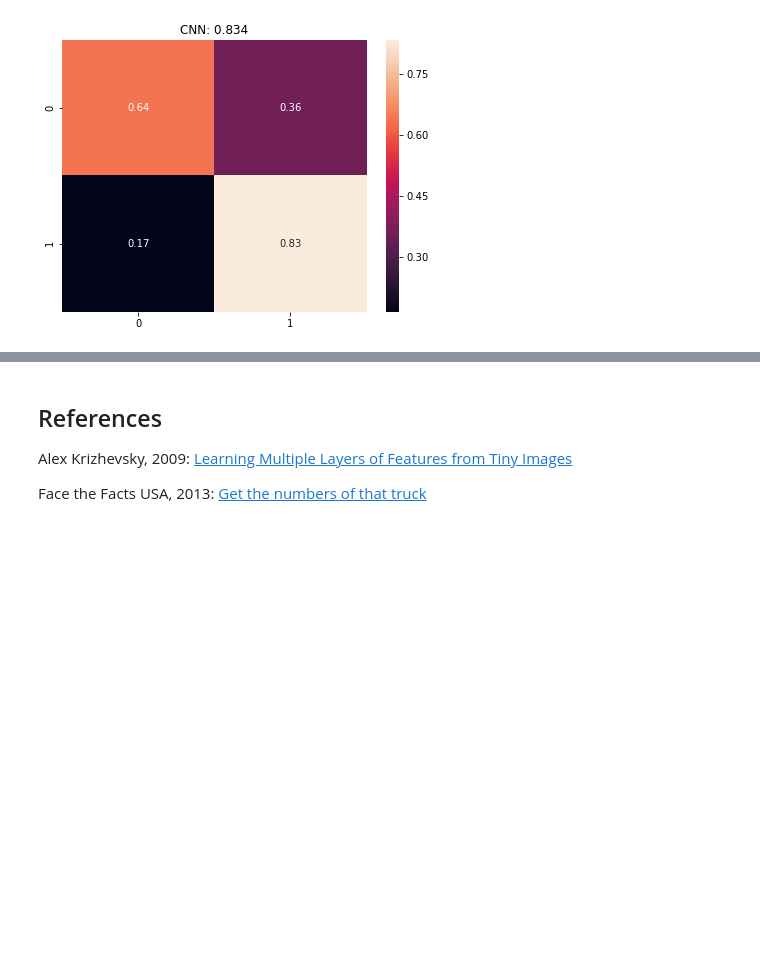
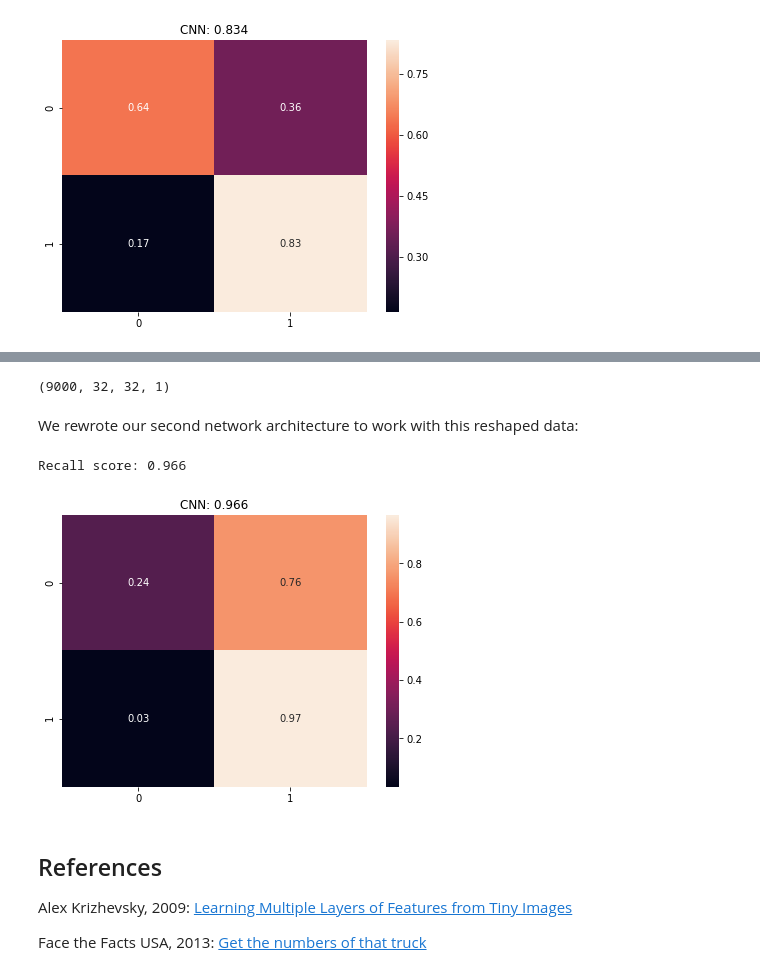
Before and after one commit to jakecarlson1/machine-learning-labs, a Jupyter notebook: Lab7/Lab 7 - Convolutional Neural Networks.ipynb, the cells around one changed output, grey strips where cells are left out. Cells and saved outputs as stored; diff of their text form; code cells hidden in the pictures; blank space fills up the shorter version.

```diff
--- a/Lab7/Lab 7 - Convolutional Neural Networks.ipynb
+++ b/Lab7/Lab 7 - Convolutional Neural Networks.ipynb
@@ -548,3 +598,49 @@ compare_mlp_cnn(cnn2, None, X_test, y_test)
+# %%
+X_train.shape
+# %% [output]
+(9000, 32, 32, 1)
+# %% [markdown]
+We rewrote our second network architecture to work with this reshaped data:
+# %%
+class_weight = {
+    1: 4,
+    0: 1
+}
+
+cnn2 = Sequential()
+cnn2.add(Reshape((1,32,32), input_shape=(1,32,32,1)))
+
+num_filters_layers = [32,32,64,128]
+for num_filters in num_filters_layers:
+    cnn2.add(Conv2D(filters=num_filters, kernel_size= (3, 3), padding='same', input_shape=(1,32,32)))
+    cnn2.add(Activation('relu'))
+    cnn2.add(MaxPooling2D(pool_size=(2, 2), data_format="channels_first"))
+
+cnn2.add(Flatten())
+cnn2.add(Dense(64))
+cnn2.add(Activation('relu'))
+cnn2.add(Dense(NUM_CLASSES))
+cnn2.add(Activation('softmax'))
+
+cnn2.compile(loss='mean_squared_error',
+              optimizer='rmsprop',
+              metrics=['accuracy'])
+# %%
+from sklearn import metrics as mt
+
+cnn2.fit(np.expand_dims(X_train, axis=1), y_train_ohe,
+        class_weight=class_weight,
+        batch_size=32, epochs=4,
+        shuffle=True, verbose=0)
+
+yhat = np.argmax(cnn2.predict(np.expand_dims(X_test, axis=1)), axis=1)
+print("Recall score: " + str(mt.recall_score(y_test,yhat)))
+# %% [output]
+Recall score: 0.966
+# %%
+compare_mlp_cnn(cnn2, None, X_test, y_test)
+# %% [output]
+[figure, added]
 # %% [markdown]
 ## References
 Alex Krizhevsky, 2009: <a href="http://www.cs.toronto.edu/~kriz/learning-features-2009-TR.pdf">Learning Multiple Layers of Features from Tiny Images</a>
```
Also changed, not shown: parts of 8 cells of this notebook.
